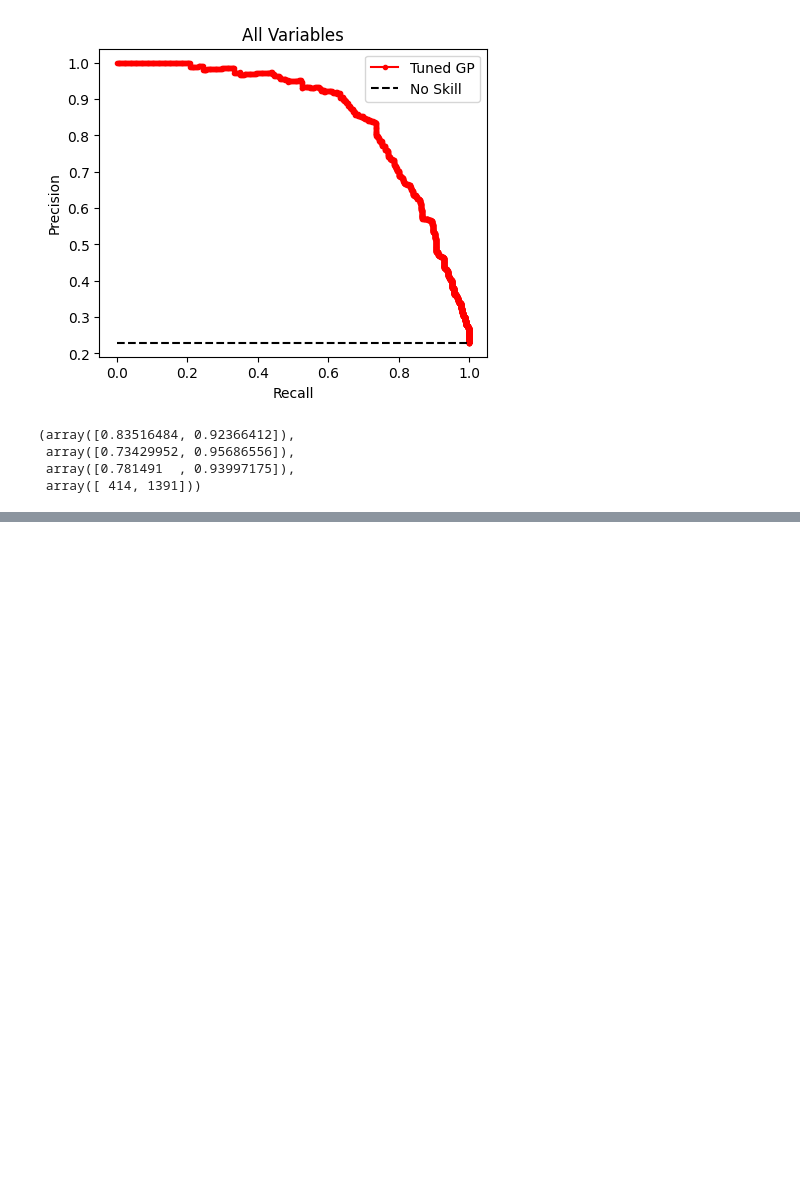
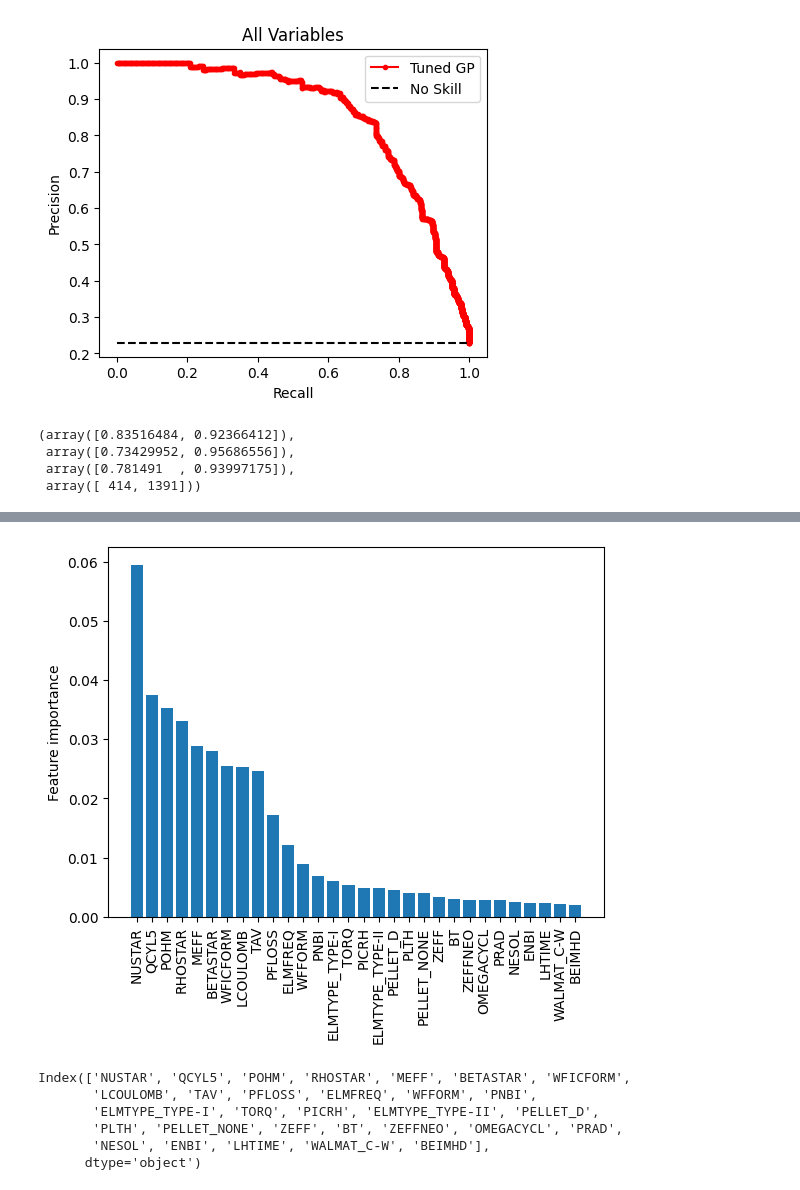
Before and after one commit to Chinnasf/FUSION-EP-Master-Thesis, a Jupyter notebook: Classification/Sklearn Tuning/GP_All_variables_.ipynb, the cells around one changed output, grey strips where cells are left out. Drawn from its saved outputs; the diff is of its cells as text; code cells hidden in the pictures; blank space fills up the shorter version.

```diff
--- a/Classification/Sklearn Tuning/GP_All_variables_.ipynb
+++ b/Classification/Sklearn Tuning/GP_All_variables_.ipynb
@@ -165,0 +193,17 @@ plt.show()
+# %%
+sorted_idx = np.argsort(abs(feature_importance))[::-1][:30]
+plt.bar(range(len(sorted_idx)), abs(feature_importance[sorted_idx]))
+plt.xticks(range(len(sorted_idx)), X_train.columns[sorted_idx], rotation=90)
+plt.ylabel('Feature importance')
+plt.show()
+# %% [output]
+[figure, added]
+# %%
+X_train.columns[sorted_idx]
+# %% [output]
+Index(['NUSTAR', 'QCYL5', 'POHM', 'RHOSTAR', 'MEFF', 'BETASTAR', 'WFICFORM',
+       'LCOULOMB', 'TAV', 'PFLOSS', 'ELMFREQ', 'WFFORM', 'PNBI',
+       'ELMTYPE_TYPE-I', 'TORQ', 'PICRH', 'ELMTYPE_TYPE-II', 'PELLET_D',
+       'PLTH', 'PELLET_NONE', 'ZEFF', 'BT', 'ZEFFNEO', 'OMEGACYCL', 'PRAD',
+       'NESOL', 'ENBI', 'LHTIME', 'WALMAT_C-W', 'BEIMHD'],
+      dtype='object')
```
Also changed, not shown: parts of 10 cells of this notebook.
